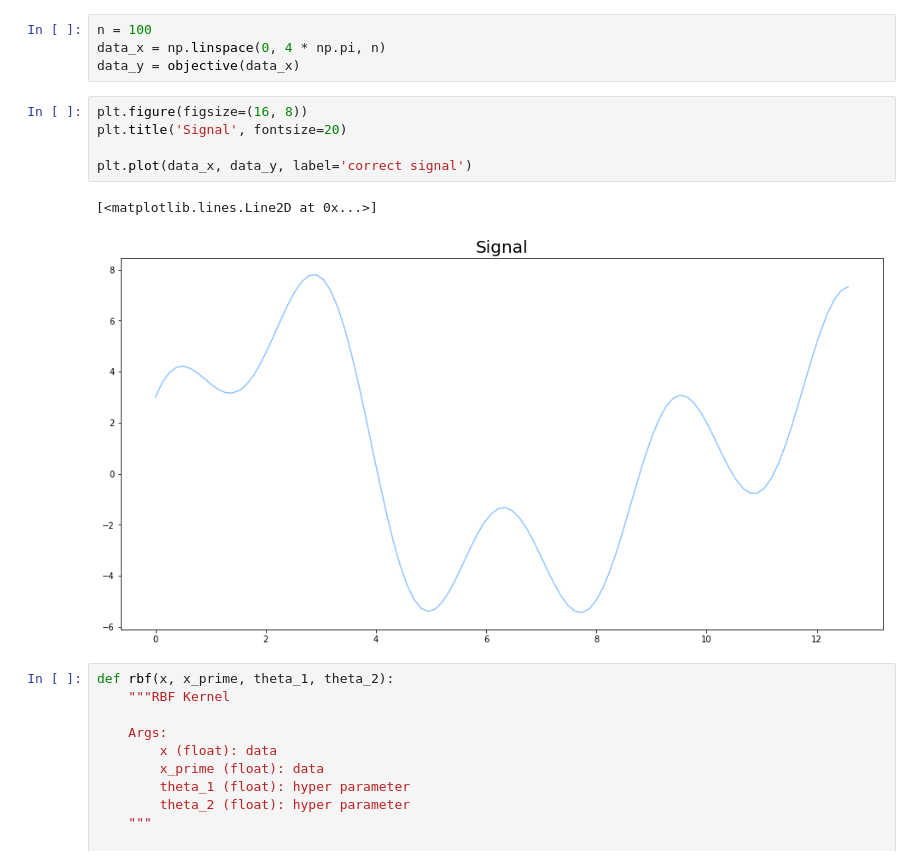
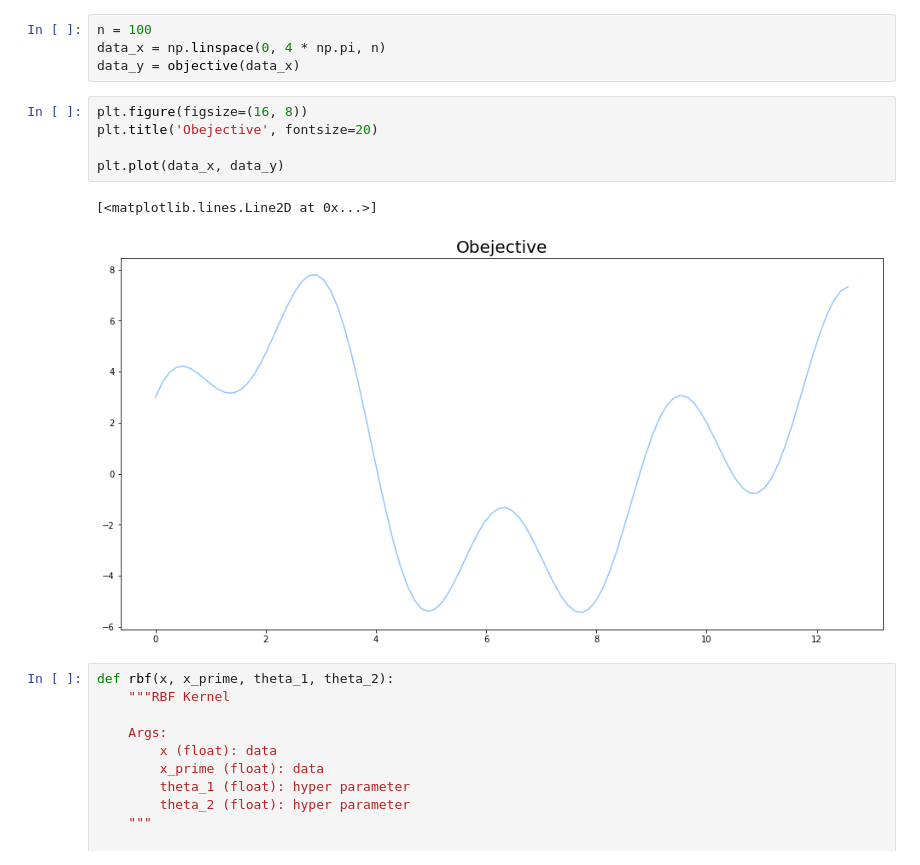
Before and after one commit to meltyyyyy/qiita, a Jupyter notebook: bo/gpr.ipynb, the cells around one changed output. Drawn from its saved outputs; the diff is of its cells as text.

```diff
--- a/bo/gpr.ipynb
+++ b/bo/gpr.ipynb
@@ -12,12 +12,12 @@ data_x = np.linspace(0, 4 * np.pi, n)
 data_y = objective(data_x)
 # %%
 plt.figure(figsize=(16, 8))
-plt.title('Signal', fontsize=20)
+plt.title('Obejective', fontsize=20)
 
-plt.plot(data_x, data_y, label='correct signal')
+plt.plot(data_x, data_y)
 # %% [output]
 [<matplotlib.lines.Line2D at 0x...>]
-[figure, old version]
+[figure, new version]
 # %%
 def rbf(x, x_prime, theta_1, theta_2):
     """RBF Kernel
```
Also changed, not shown: 1 other file.
